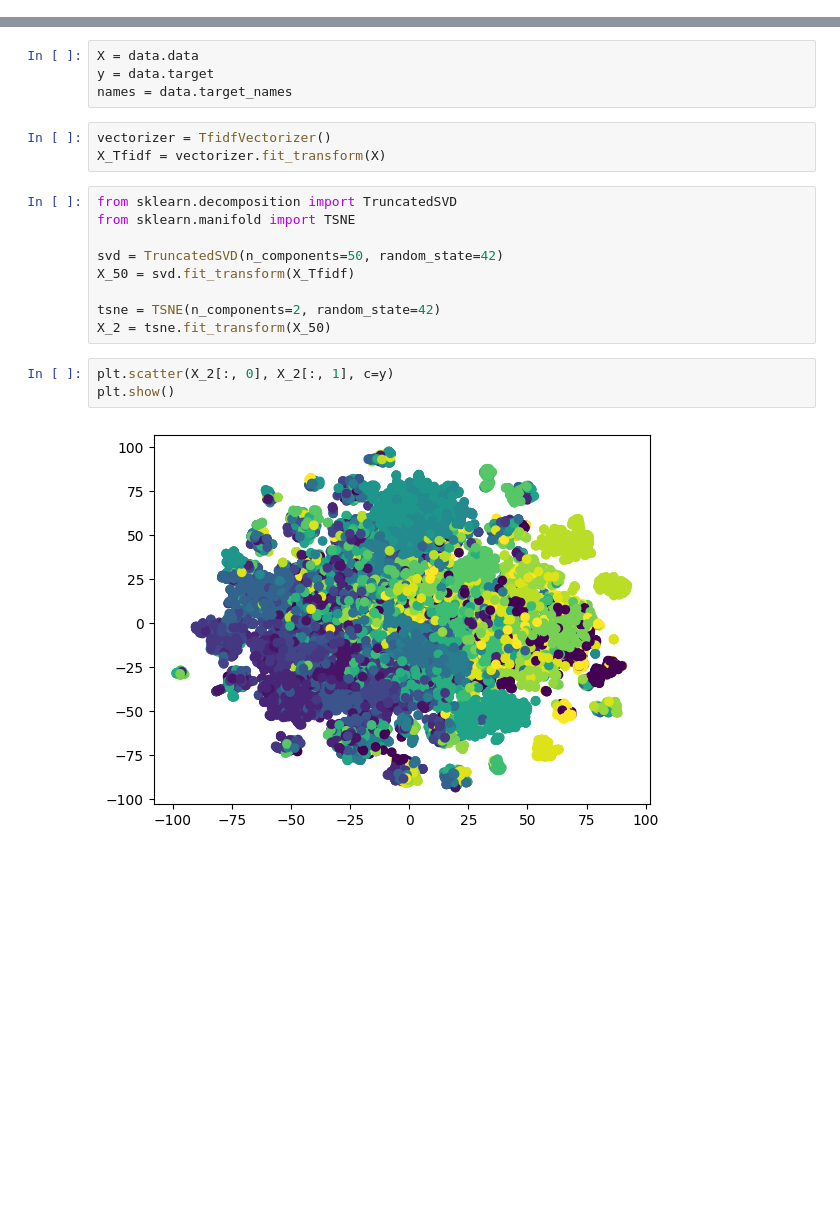
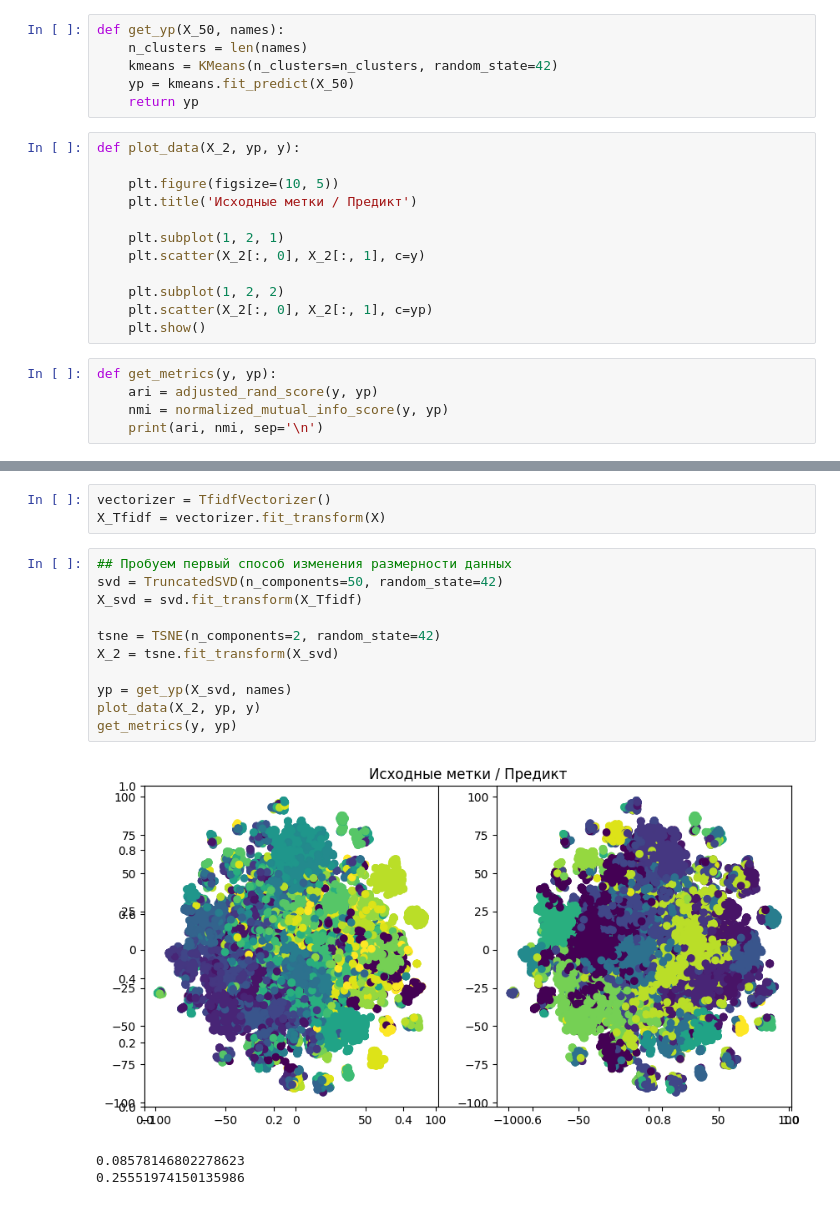
Before and after one commit to atnott/hw-labs, a Jupyter notebook: ai/news-from-field/main.ipynb, the cells around one changed output, grey strips where cells are left out. Drawn from its saved outputs; the diff is of its cells as text; blank space fills up the shorter version.

```diff
--- a/ai/news-from-field/main.ipynb
+++ b/ai/news-from-field/main.ipynb
@@ -5,2 +9,25 @@ from sklearn.feature_extraction.text import TfidfVectorizer
+# %%
+def get_yp(X_50, names):
+    n_clusters = len(names)
+    kmeans = KMeans(n_clusters=n_clusters, random_state=42)
+    yp = kmeans.fit_predict(X_50)
+    return yp
+# %%
+def plot_data(X_2, yp, y):
+
+    plt.figure(figsize=(10, 5))
+    plt.title('Исходные метки / Предикт')
+
+    plt.subplot(1, 2, 1)
+    plt.scatter(X_2[:, 0], X_2[:, 1], c=y)
+
+    plt.subplot(1, 2, 2)
+    plt.scatter(X_2[:, 0], X_2[:, 1], c=yp)
+    plt.show()
+# %%
+def get_metrics(y, yp):
+    ari = adjusted_rand_score(y, yp)
+    nmi = normalized_mutual_info_score(y, yp)
+    print(ari, nmi, sep='\n')
 # %%
 data = fetch_20newsgroups(subset='all')
@@ -7,21 +38,18 @@ data = fetch_20newsgroups(subset='all')
-# %%
-X = data.data
-y = data.target
-names = data.target_names
 # %%
 vectorizer = TfidfVectorizer()
 X_Tfidf = vectorizer.fit_transform(X)
 # %%
-from sklearn.decomposition import TruncatedSVD
-from sklearn.manifold import TSNE
-
+## Пробуем первый способ изменения размерности данных
 svd = TruncatedSVD(n_components=50, random_state=42)
-X_50 = svd.fit_transform(X_Tfidf)
+X_svd = svd.fit_transform(X_Tfidf)
 
 tsne = TSNE(n_components=2, random_state=42)
-X_2 = tsne.fit_transform(X_50)
+X_2 = tsne.fit_transform(X_svd)
+
+yp = get_yp(X_svd, names)
+plot_data(X_2, yp, y)
+get_metrics(y, yp)
+# %% [output]
+[figure, added]
+0.08578146802278623
+0.25551974150135986
-# %%
-plt.scatter(X_2[:, 0], X_2[:, 1], c=y)
-plt.show()
-# %% [output]
-[figure, removed]
```
Also changed, not shown: parts of 4 cells of this notebook.
